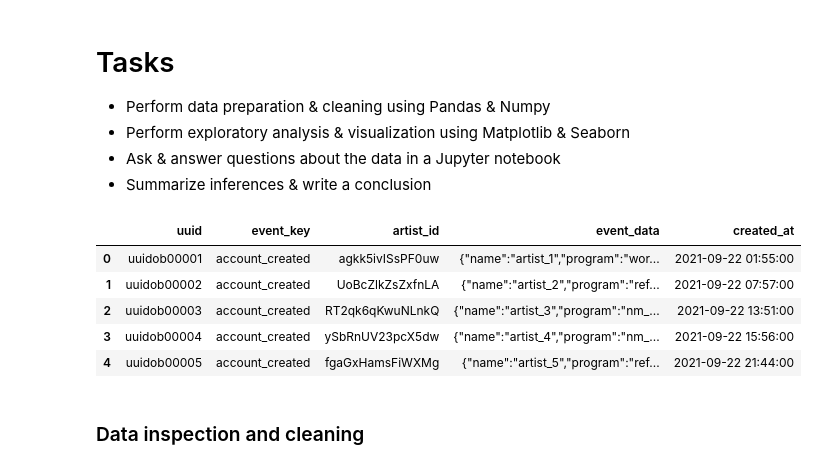
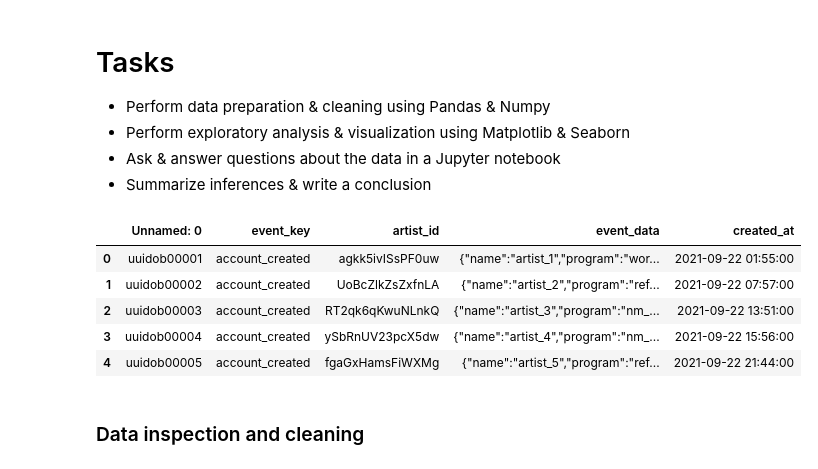
Before and after one commit to victorialarrazolo/MUSICEDAWOZU, a Jupyter notebook: MusicEDA.ipynb, the cells around one changed output. Drawn from its saved outputs; the diff is of its cells as text; code cells hidden in the pictures.

```diff
--- a/MusicEDA.ipynb
+++ b/MusicEDA.ipynb
@@ -24,10 +31,10 @@ import seaborn as sns
 - Ask & answer questions about the data in a Jupyter notebook
 - Summarize inferences & write a conclusion
 # %%
-df = pd.read_excel('/Users/victoria/Downloads/nextmusicassessment.xlsx')
+df = pd.read_excel('/content/drive/MyDrive/Colab Notebooks/Music Data/MusicData.xlsx')
 df.head()
 # %% [output]
-|  | uuid | event_key | artist_id | event_data | created_at |
+|  | Unnamed: 0 | event_key | artist_id | event_data | created_at |
 | 0 | uuidob00001 | account_created | agkk5ivISsPF0uw | {"name":"artist_1","program":"wor... | 2021-09-22 01:55:00 |
 | 1 | uuidob00002 | account_created | UoBcZlkZsZxfnLA | {"name":"artist_2","program":"ref... | 2021-09-22 07:57:00 |
 | 2 | uuidob00003 | account_created | RT2qk6qKwuNLnkQ | {"name":"artist_3","program":"nm_... | 2021-09-22 13:51:00 |
```
Also changed, not shown: parts of 2 cells of this notebook.
